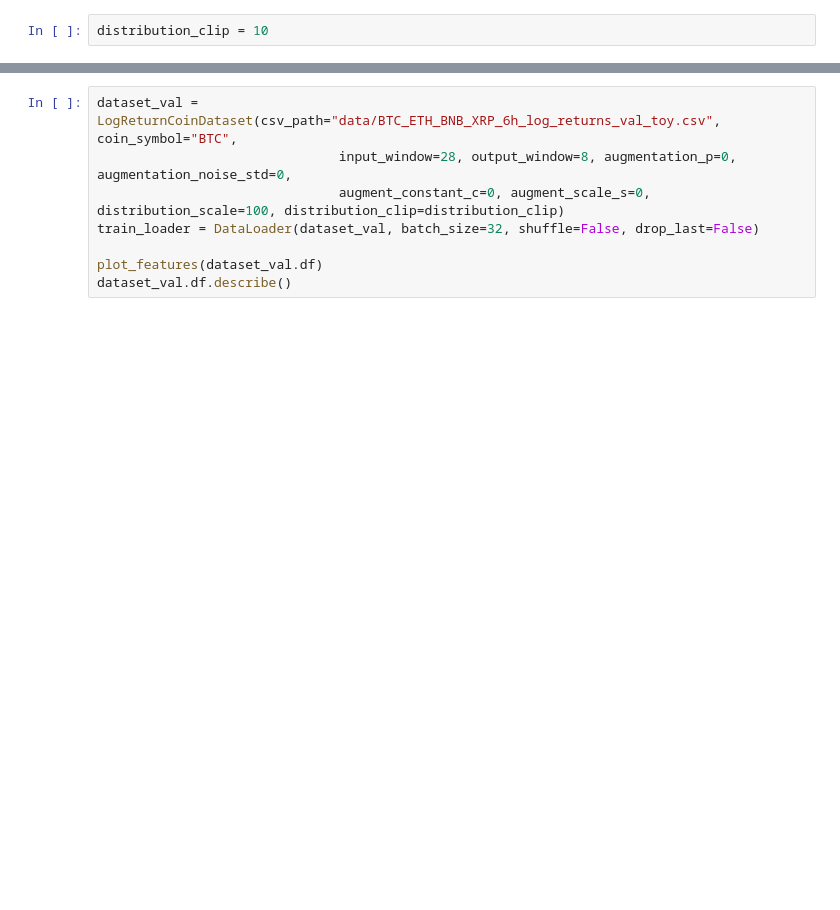
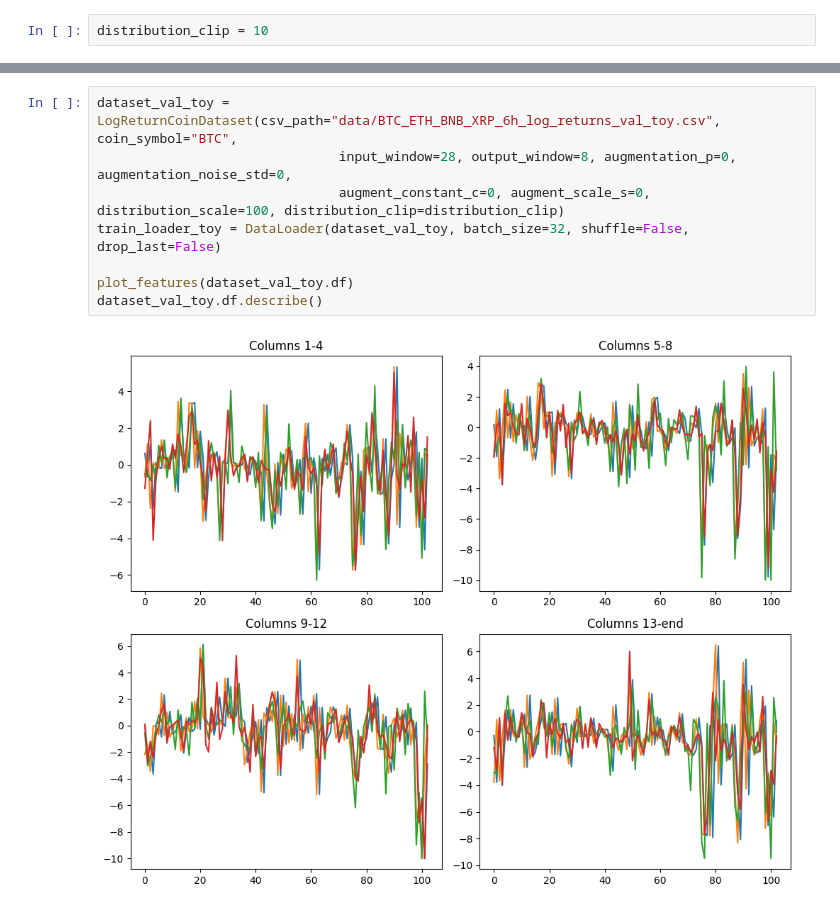
Before and after one commit to mericdemirors/CrossCurrencyPrediction, a Jupyter notebook: 05_dataset.ipynb, the cells around one changed output, grey strips where cells are left out. Drawn from its saved outputs; the diff is of its cells as text; blank space fills up the shorter version.

```diff
--- a/05_dataset.ipynb
+++ b/05_dataset.ipynb
@@ -199,8 +245,10 @@ dataset_val.df.describe()
 # %%
-dataset_val = LogReturnCoinDataset(csv_path="data/BTC_ETH_BNB_XRP_6h_log_returns_val_toy.csv", coin_symbol="BTC",
+dataset_val_toy = LogReturnCoinDataset(csv_path="data/BTC_ETH_BNB_XRP_6h_log_returns_val_toy.csv", coin_symbol="BTC",
                                input_window=28, output_window=8, augmentation_p=0, augmentation_noise_std=0,
                                augment_constant_c=0, augment_scale_s=0, distribution_scale=100, distribution_clip=distribution_clip)
-train_loader = DataLoader(dataset_val, batch_size=32, shuffle=False, drop_last=False)
+train_loader_toy = DataLoader(dataset_val_toy, batch_size=32, shuffle=False, drop_last=False)
 
-plot_features(dataset_val.df)
-dataset_val.df.describe()
+plot_features(dataset_val_toy.df)
+dataset_val_toy.df.describe()
+# %% [output]
+[figure, added]
```
Also changed, not shown: parts of 7 cells of this notebook.
